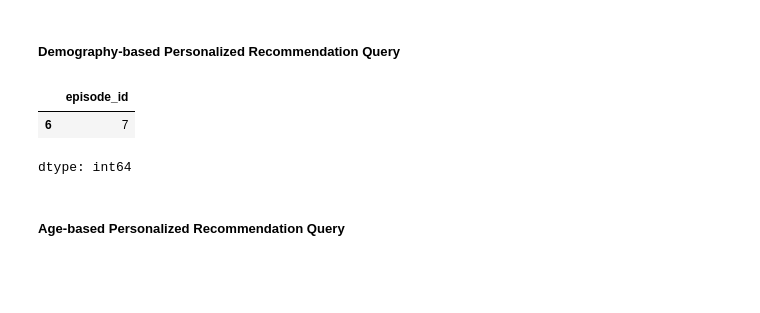
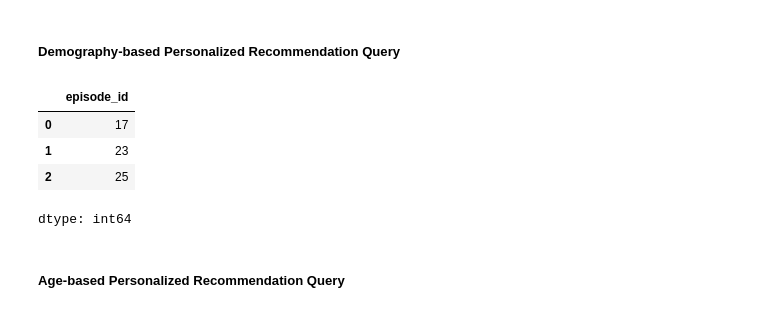
Before and after one commit to LamaAlQarni/Podcast-data-analysis-and-recommendation, a Jupyter notebook: Podcast_Data_Analysis_and_Recommendation.ipynb, the cells around one changed output. Saved outputs shown, nothing was run; the diff lists cells and outputs as text; code cells hidden in the pictures; blank space fills up the shorter version.

```diff
--- a/Podcast_Data_Analysis_and_Recommendation.ipynb
+++ b/Podcast_Data_Analysis_and_Recommendation.ipynb
@@ -427,10 +444,12 @@ dtype: int64
 # %% [markdown]
 ##### Demography-based Personalized Recommendation Query <a name="demo"></a>
 # %%
-recommend_episodes(user_id=3, listens_df=listens_df, episodes_df=episodes_df,users_df=users_df, method='demography')
+recommend_episodes(user_id=1, listens_df=listens_df, episodes_df=episodes_df,users_df=users_df, method='demography')
 # %% [output]
 |  | episode_id |
-| 6 | 7 |
+| 0 | 17 |
+| 1 | 23 |
+| 2 | 25 |
 dtype: int64
 # %% [markdown]
 ##### Age-based Personalized Recommendation Query <a name="age"></a>
```
Also changed, not shown: parts of 11 cells of this notebook.
